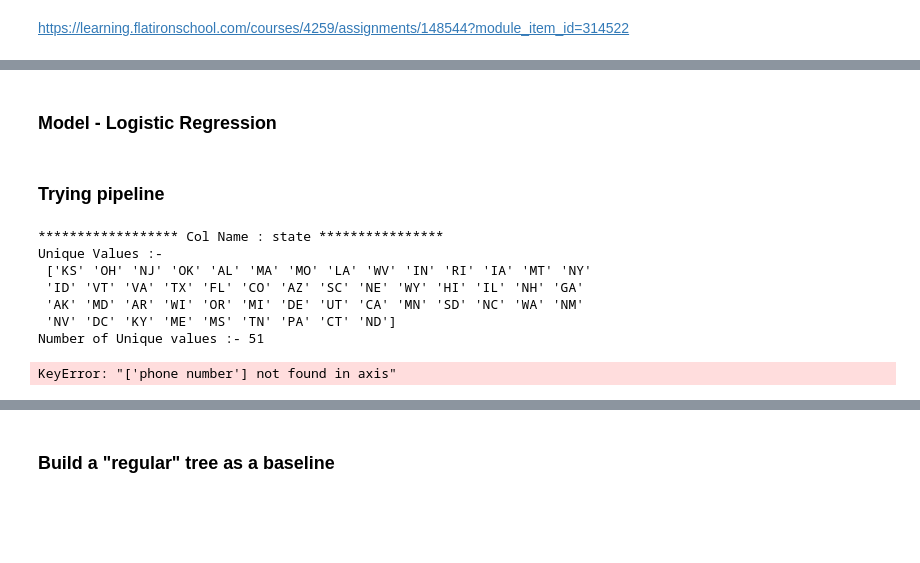
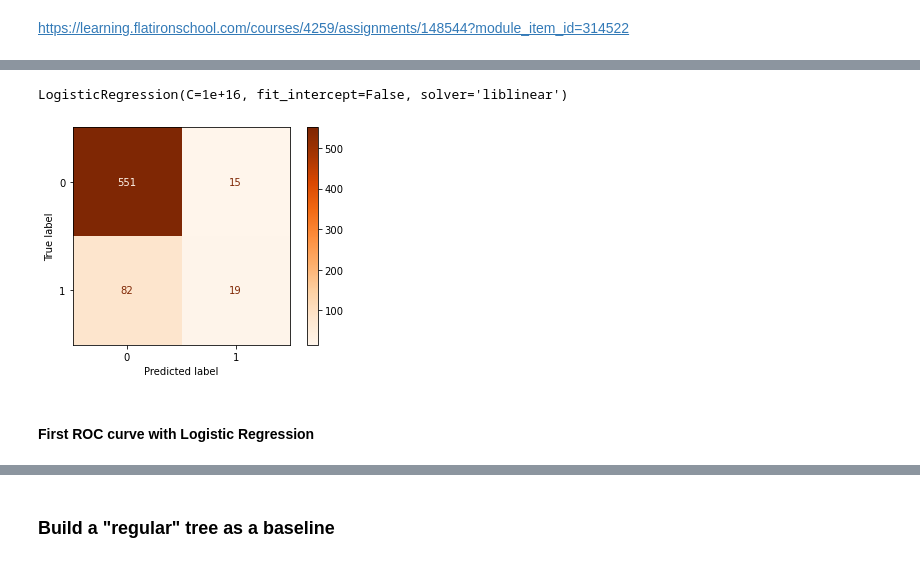
Before and after one commit to MellissaValle/CustomerChurn, a Jupyter notebook: notebooks/Mellissa/Project_3_Mellissa.ipynb, the cells around one changed output, grey strips where cells are left out. Drawn from its saved outputs; the diff is of its cells as text; code cells hidden in the pictures; blank space fills up the shorter version.

Commit message:
Wednesday + modeling

```diff
--- a/notebooks/Mellissa/Project_3_Mellissa.ipynb
+++ b/notebooks/Mellissa/Project_3_Mellissa.ipynb
@@ -627,2 +602,16 @@ https://learning.flatironschool.com/courses/4259/assignments/148544?module_item_
+# %%
+from sklearn.linear_model import LogisticRegression
+
+logreg = LogisticRegression(fit_intercept=False, C=1e16, solver='liblinear')
+logreg.fit(X_train, y_train)
+# %% [output]
+LogisticRegression(C=1e+16, fit_intercept=False, solver='liblinear')
+# %%
+from sklearn.metrics import plot_confusion_matrix
+plot_confusion_matrix(logreg, X_test, y_test,
+                     cmap=plt.cm.Oranges)
+plt.show()
+# %% [output]
+[figure, added]
 # %% [markdown]
-### Model - Logistic Regression
+#### First ROC curve with Logistic Regression
@@ -635,45 +617,0 @@ https://learning.flatironschool.com/courses/4259/assignments/148544?module_item_
-# %% [markdown]
-### Trying pipeline
-# %%
-def col_unique_values(col_name):
-  ## input : category variables
-  ## Output : number of unique values in particular category col
-  print(f"****************** Col Name : {col_name} ****************")
-  print(f"Unique Values :- \n {df[col_name].unique()}")
-  print(f"Number of Unique values :- {df[col_name].nunique()}\n\n")
-
-
-## all columns
-total_col_names = df.columns
-## find numeric columns (int & float, bool)
-num_cols = df._get_numeric_data().columns
-## getting category columns
-cat_col_names = list(set(total_col_names) - set(num_cols))
-
-
-for col_name in cat_col_names:
-  ## check unique values of every category column
-  col_unique_values(col_name)
-
-
-## phone number is not important feature so we can remove it
-churn_data = df.drop(['phone number'], axis=1)
-cat_col_names.remove('phone number')
-
-## Apply label encoding operation on category columns
-def label_encoding(col_name):
-  le = LabelEncoder()
-  churn_data[col_name] = le.fit_transform(churn_data[col_name])
-
-
-for col_name in cat_col_names:
-  label_encoding(col_name)
-# %% [output]
-****************** Col Name : state ****************
-Unique Values :-
- ['KS' 'OH' 'NJ' 'OK' 'AL' 'MA' 'MO' 'LA' 'WV' 'IN' 'RI' 'IA' 'MT' 'NY'
- 'ID' 'VT' 'VA' 'TX' 'FL' 'CO' 'AZ' 'SC' 'NE' 'WY' 'HI' 'IL' 'NH' 'GA'
- 'AK' 'MD' 'AR' 'WI' 'OR' 'MI' 'DE' 'UT' 'CA' 'MN' 'SD' 'NC' 'WA' 'NM'
- 'NV' 'DC' 'KY' 'ME' 'MS' 'TN' 'PA' 'CT' 'ND']
-Number of Unique values :- 51
-KeyError: "['phone number'] not found in axis"
```
Also changed, not shown: parts of 39 cells of this notebook.
